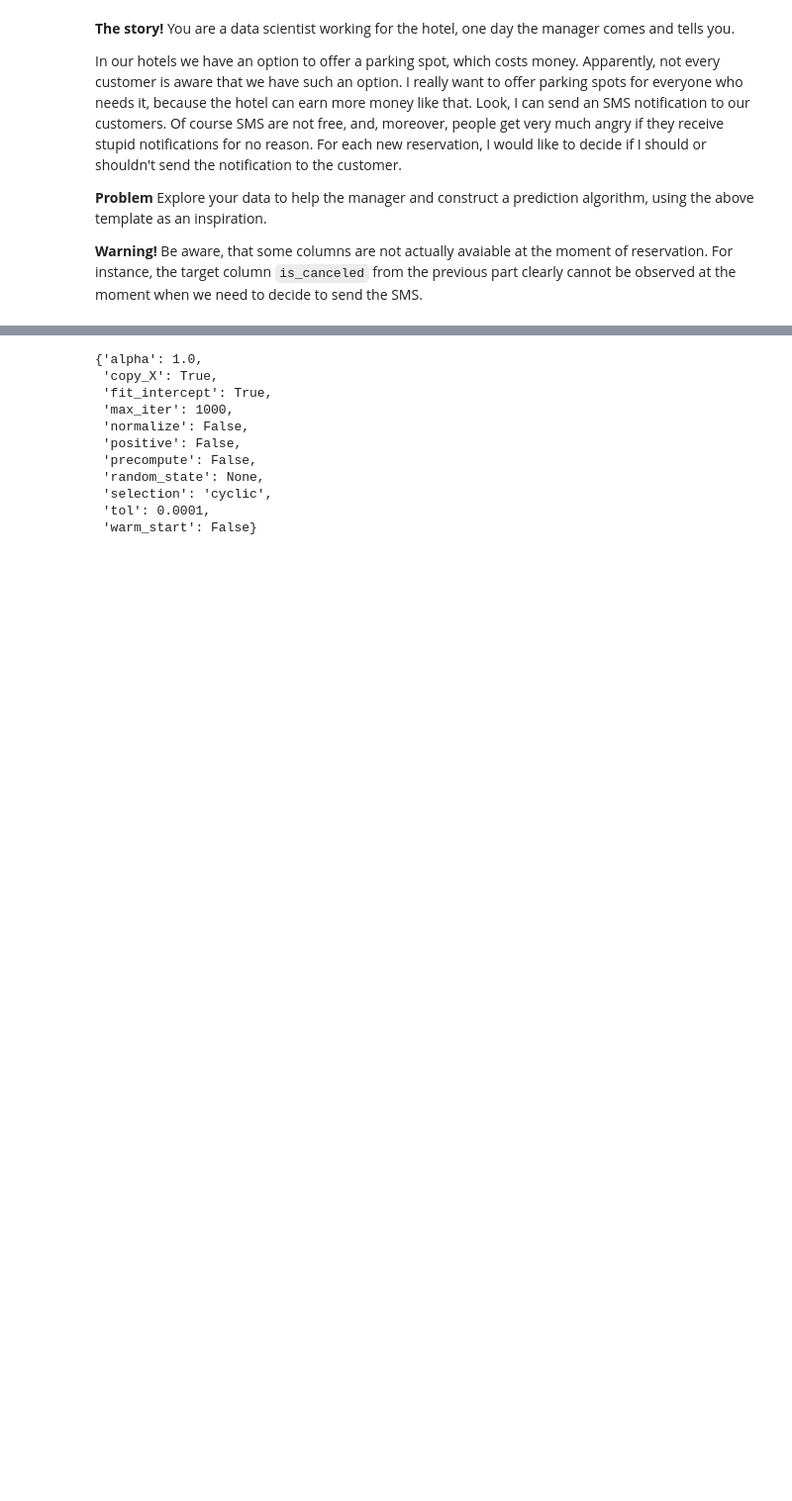
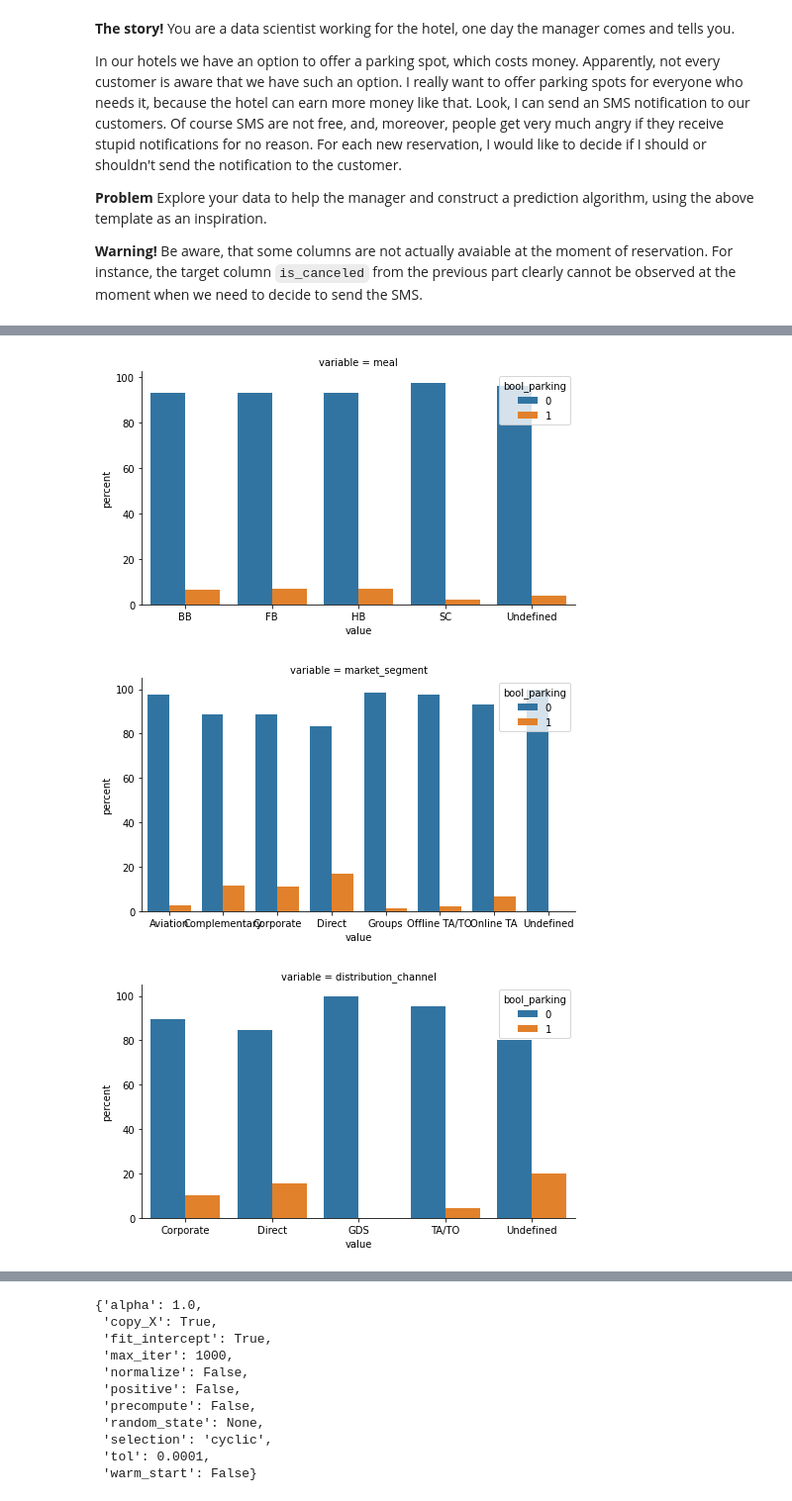
Before and after one commit to ARKEnsae/DM_ML_3A, a Jupyter notebook: TP2/TP2_KA_IB.ipynb, the cells around one changed output, grey strips where cells are left out. Shown at 99% size. Cells and saved outputs as stored; diff of their text form; code cells hidden in the pictures; blank space fills up the shorter version.

```diff
--- a/TP2/TP2_KA_IB.ipynb
+++ b/TP2/TP2_KA_IB.ipynb
@@ -1022,0 +760,23 @@ where $\alpha$ > 0 is a paremeter to choose.
+# %%
+data2 = data.copy()
+
+# New variable : boolean of value 1 if required_car_parking_spaces > 0
+data2["bool_parking"] = data2["required_car_parking_spaces"] > 0
+data2["bool_parking"] = data2["bool_parking"].astype(int)
+
+#We modify agent which is a strange variable (mix of numeric and categorical) by adding the prefix "A"
+data2["agent"][data2["agent"].notna()] ="A" + data2["agent"][data2["agent"].notna()].astype(int).astype(str)
+
+#We distinguish numerical and categorical features
+numeric_features = ["lead_time", "arrival_date_year",
+                    "adr",
+                    "arrival_date_week_number",
+                    "arrival_date_day_of_month", "stays_in_weekend_nights", "stays_in_week_nights",
+                    "adults", "children",
+                    "babies", "previous_cancellations",
+                    "days_in_waiting_list", "previous_bookings_not_canceled", "booking_changes",
+                    "total_of_special_requests"]
+categorical_features = ["meal", "country", "market_segment", "distribution_channel",
+                        "hotel", "reserved_room_type", "deposit_type","agent",
+                       "customer_type","is_repeated_guest","arrival_date_month"]
+features = numeric_features + categorical_features
@@ -1022,0 +804,25 @@ where $\alpha$ > 0 is a paremeter to choose.
+# %%
+#------ For executing the code Javascript IPython in JupyterLab -----------
+%matplotlib inline
+#--------------------------------------------------------
+############# categorical variables
+variables = categorical_features.copy()
+variables.append("bool_parking")
+variables.pop(7) #variable agent not very intersting to plot (to many of them)
+variables.pop(1) #variable country not very intersting to plot (to many of them)
+df = data2.filter(variables)
+df = pd.melt(df, df.columns[-1], df.columns[:-1])
+#df.head()
+df = df.groupby(['variable','value'])['bool_parking'].value_counts(normalize=True)
+df = df.mul(100)
+df = df.rename('percent').reset_index()
+
+for vExpl in list(variables):
+    if vExpl != 'bool_parking':
+        data_graph = df[(df['variable'] == vExpl)]
+        g = sns.catplot(x="value", y="percent", hue="bool_parking", col="variable", data=data_graph,
+               col_wrap=3, kind="bar", sharex=False, sharey=True,legend_out=False, height=4,aspect=1.6)
+# %% [output]
+[figure, added]
+[figure, added]
+[figure, added]
```
Also changed, not shown: parts of 50 cells of this notebook.
